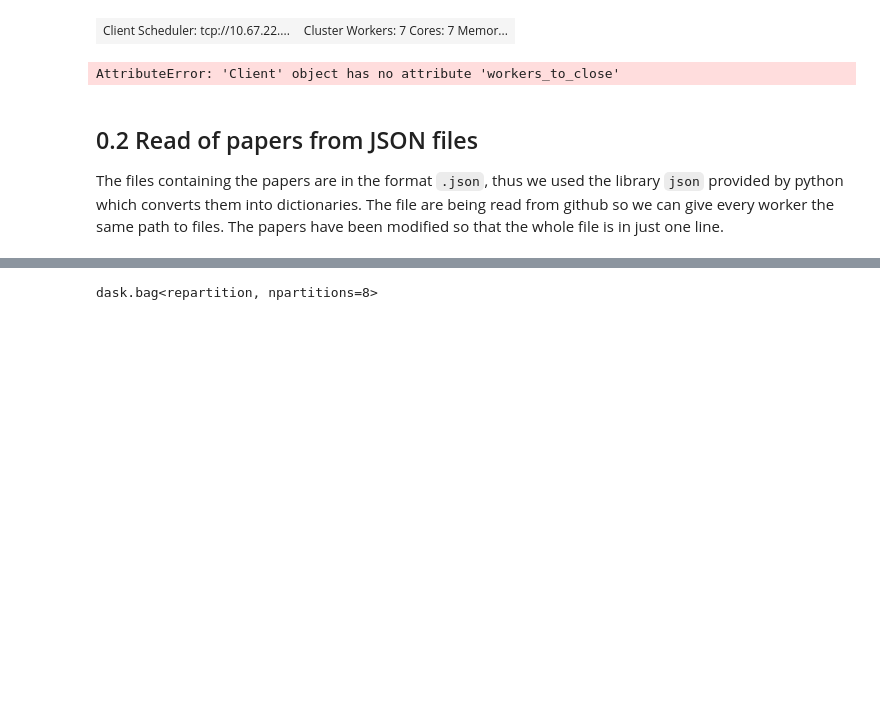
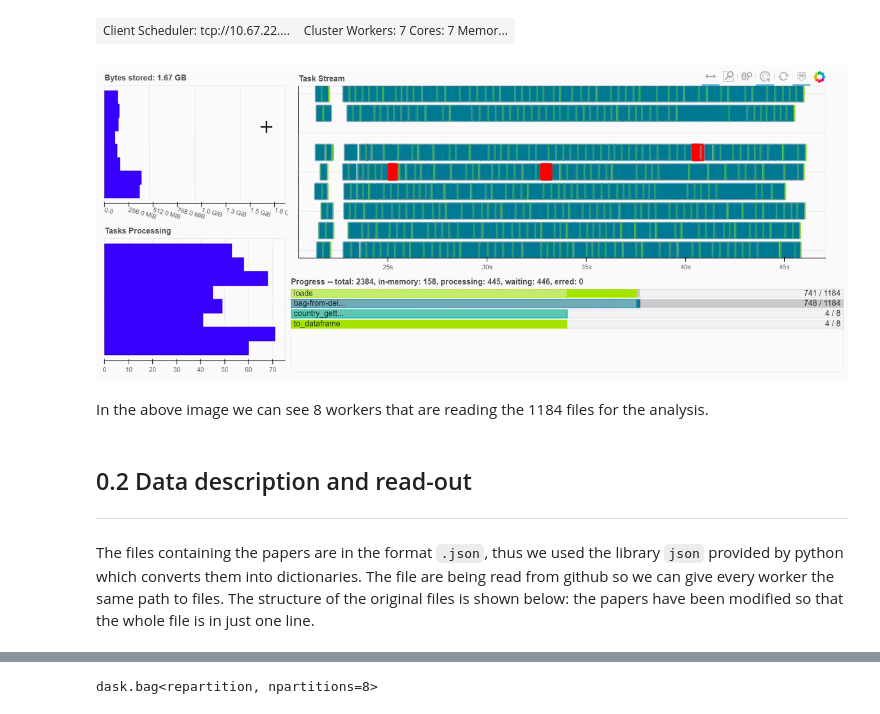
Before and after one commit to GhidoniR/Meta_Analysis_of_COVID_papers, a Jupyter notebook: COVID_project_notebook_FINALRUN-2 (1).ipynb, the cells around one changed output, grey strips where cells are left out. Cells and saved outputs as stored; diff of their text form; code cells hidden in the pictures; blank space fills up the shorter version.

```diff
--- a/COVID_project_notebook_deepnote.ipynb
+++ b/COVID_project_notebook_FINALRUN-2 (1).ipynb
@@ -45,12 +94,15 @@ client = Client('tcp://10.67.22.15:8786')
 client
 # %% [output]
 | Client Scheduler: tcp://10.67.22.... | Cluster Workers: 7 Cores: 7 Memor... |
-# %%
-workers = client.workers_to_close(n=num_workers)
-client.retire_workers(workers=workers,close_workers=True,remove=True)
-# %% [output]
-AttributeError: 'Client' object has no attribute 'workers_to_close'
+# %%
+img = Image.open('8workers.png')
+img.show()
+# %% [output]
+[figure, added]
+# %% [markdown]
+In the above image we can see 8 workers that are reading the 1184 files for the analysis.
 # %% [markdown]
-## 0.2 Read of papers from JSON files
-
-The files containing the papers are in the format `.json`, thus we used the library `json` provided by python which converts them into dictionaries. The file are being read from github so we can give every worker the same path to files. The papers have been modified so that the whole file is in just one line.
+## 0.2 Data description and read-out
+***
+The files containing the papers are in the format `.json`, thus we used the library `json` provided by python which converts them into dictionaries. The file are being read from github so we can give every worker the same path to files.
+The structure of the original files is shown below: the papers have been modified so that the whole file is in just one line.
```
Also changed, not shown: parts of 42 cells of this notebook, 8 other files.
